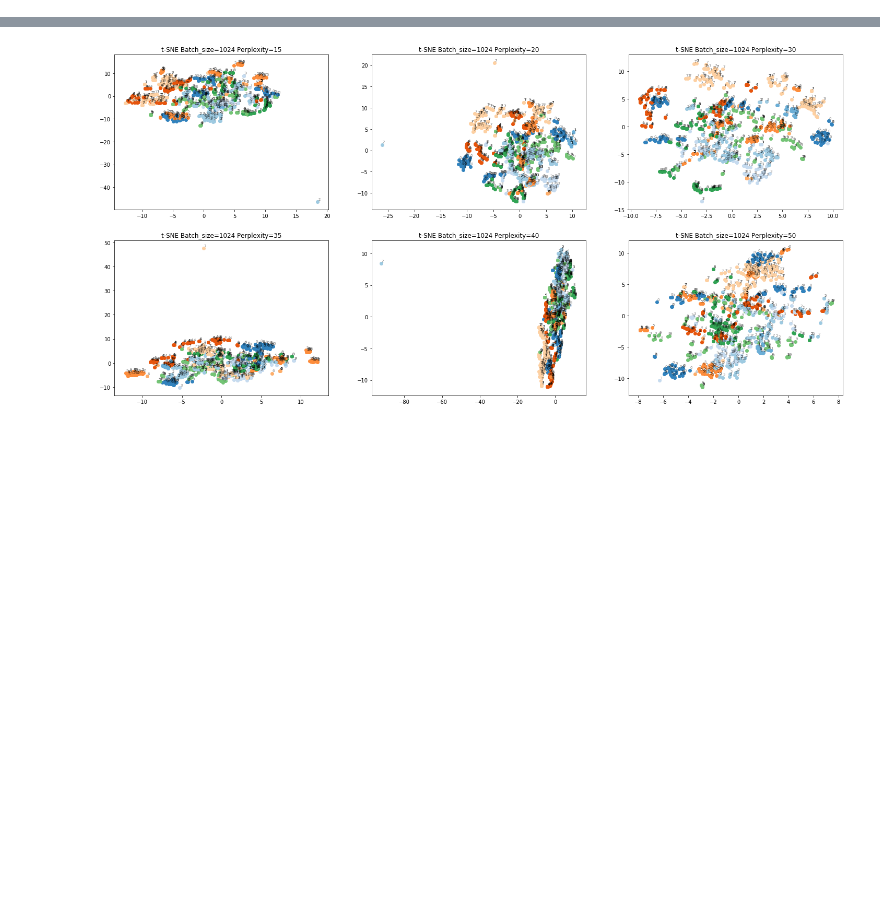
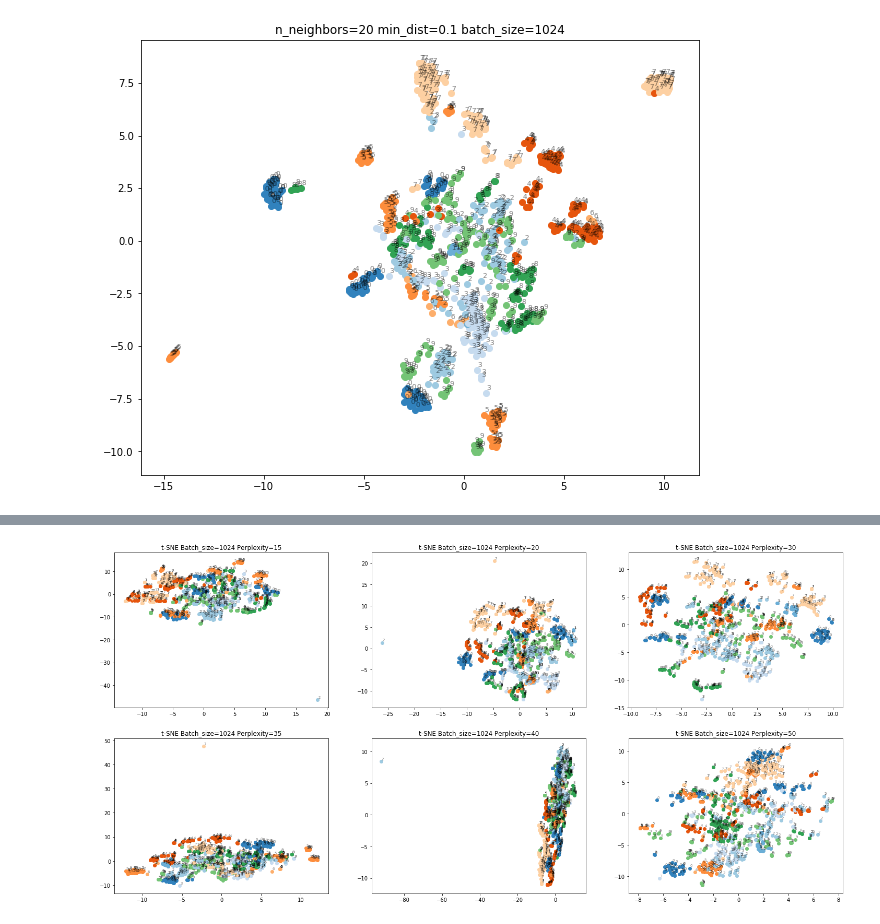
Before and after one commit to ksangeeta2429/l3embedding, a Jupyter notebook: embedding_dim_reduction_viz.ipynb, the cells around one changed output, grey strips where cells are left out. Cells and saved outputs as stored; diff of their text form; code cells hidden in the pictures; blank space fills up the shorter version.

```diff
--- a/embedding_dim_reduction_viz.ipynb
+++ b/embedding_dim_reduction_viz.ipynb
@@ -159,0 +160,6 @@ for i, neighbors in enumerate(neighbor_list):
+# %%
+umap_data = umap.umap_.UMAP(n_neighbors=30, min_dist=0.5, n_components=2, metric='correlation').fit_transform(data)
+plt_title = 'n_neighbors=20 min_dist=0.1 batch_size=1024'
+show_viz(umap_data, labels, plt_title)
+# %% [output]
+[figure, added]
```
Also changed, not shown: parts of 5 cells of this notebook, 3 other files.
